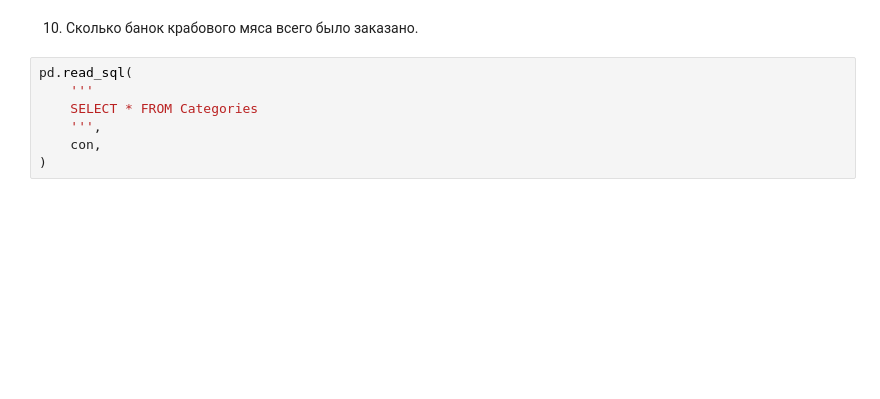
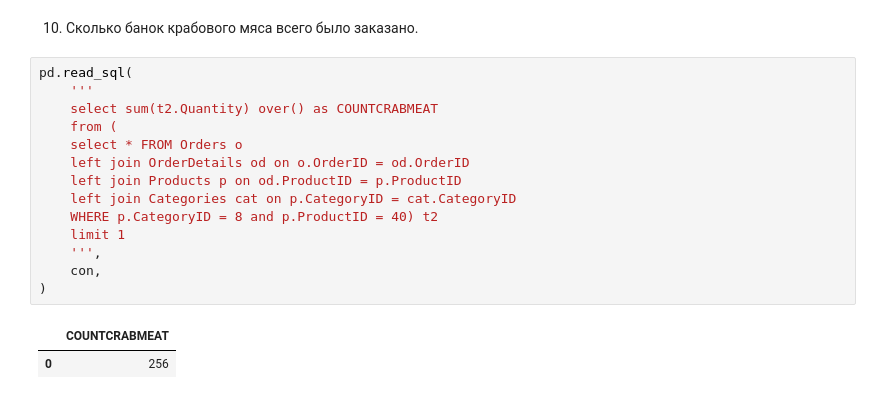
Before and after one commit to IvlevaAnna1/Hometasks, a Jupyter notebook: sql_1_HW_IvlevaAnna.ipynb, the cells around one changed output. Saved outputs shown, nothing was run; the diff lists cells and outputs as text; blank space fills up the shorter version.

```diff
--- a/sql_1_HW_IvlevaAnna.ipynb
+++ b/sql_1_HW_IvlevaAnna.ipynb
@@ -259,9 +266,19 @@ pd.read_sql(
 # %% [markdown]
 10. Сколько банок крабового мяса всего было заказано.
-# %%
-pd.read_sql(
-    '''
-    SELECT * FROM Categories
-    ''',
-    con,
-)
+# %%
+pd.read_sql(
+    '''
+    select sum(t2.Quantity) over() as COUNTCRABMEAT
+    from (
+    select * FROM Orders o
+    left join OrderDetails od on o.OrderID = od.OrderID
+    left join Products p on od.ProductID = p.ProductID
+    left join Categories cat on p.CategoryID = cat.CategoryID
+    WHERE p.CategoryID = 8 and p.ProductID = 40) t2
+    limit 1
+    ''',
+    con,
+)
+# %% [output]
+|  | COUNTCRABMEAT |
+| 0 | 256 |
```
Also changed, not shown: parts of 8 cells of this notebook.
